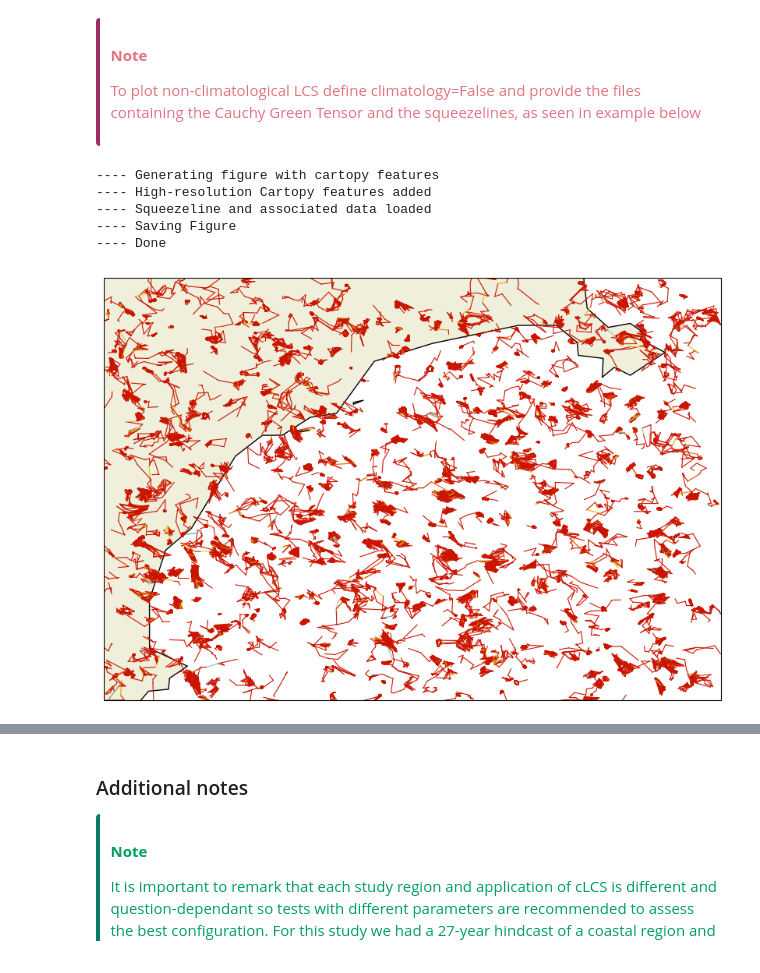
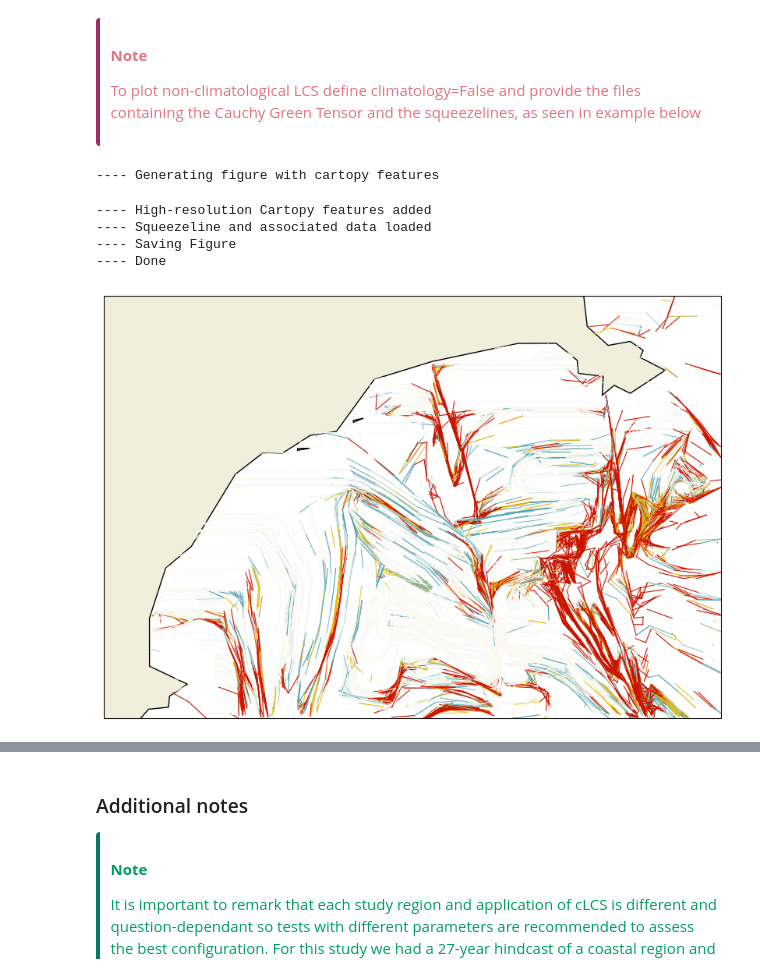
Before and after one commit to MireyaMMO/cLCS, a Jupyter notebook: SCHISM/02_LCS_SCHISM.ipynb, the cells around one changed output, grey strips where cells are left out. Drawn from its saved outputs; the diff is of its cells as text; code cells hidden in the pictures.

```diff
--- a/SCHISM/02_LCS_SCHISM.ipynb
+++ b/SCHISM/02_LCS_SCHISM.ipynb
@@ -36,8 +36,7 @@ In this section we define the file-environment related parameters. Such as:
   - {"lon": "lon_rho", "lat": "lat_rho"}
 - domain: choosing a zoom-in domain allows to see a better representation of the coastal or higher resolution dynamics. Provide box limits [lonmin, lonmax, latmin, latmax]
 # %%
-id = "test"
-dirr = os.getcwd()
+id = "test_no_stokes"
 climatology = False
 
 vars_dict = {
@@ -282,25 +289,25 @@ To plot non-climatological LCS define climatology=False and provide the files co
 # %%
 from cLCS.plotting_cLCS import *
 
 fig, ax = cLCSrho_cartopy_colour(
     dirr,
     id,
     colourmap="Zissou",
     fig=None,
     ax=None,
     projection=ccrs.PlateCarree(),
     line_spacing=1,
     save_fig="png",
     corners=domain,
-    climatology=False,
-    squeezelines_file=f"{dirr}/{id}/LCS_{id}04.p",
-    CG_file=f"{dirr}/{id}/LCS_{id}04-CG.p",
+    climatology=True,
+    # squeezelines_file=f"{dirr}/{id}/LCS_{id}04.p",
+    # CG_file=f"{dirr}/{id}/LCS_{id}04-CG.p",
 )
 # %% [output]
 ---- Generating figure with cartopy features
----- High-resolution Cartopy features added
----- Squeezeline and associated data loaded
----- Saving Figure
----- Done
+---- High-resolution Cartopy features added
+---- Squeezeline and associated data loaded
+---- Saving Figure
+---- Done
-[figure, old version]
+[figure, new version]
 # %%
```
Also changed, not shown: parts of 9 cells of this notebook, 36 other files.
